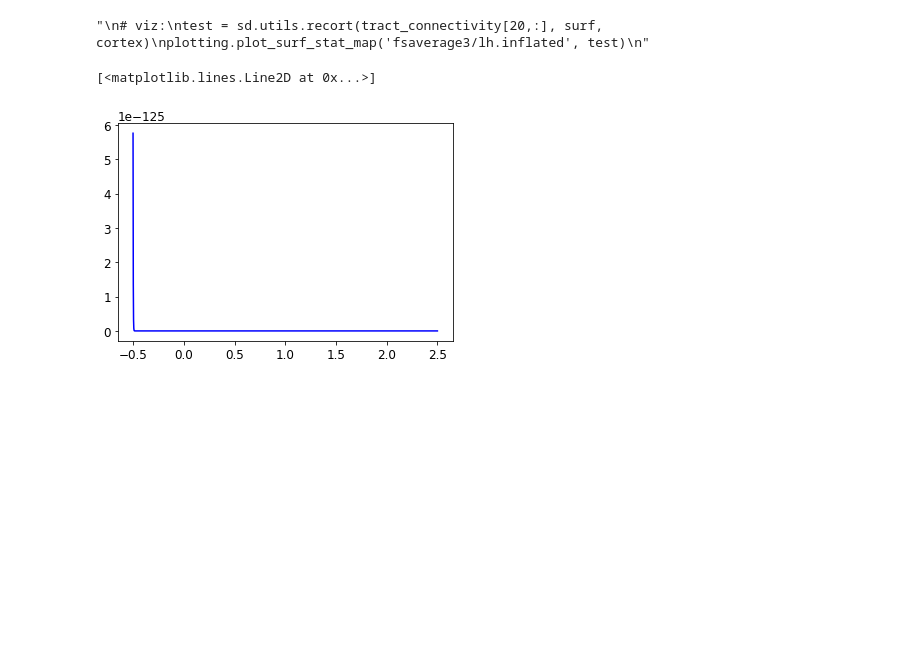
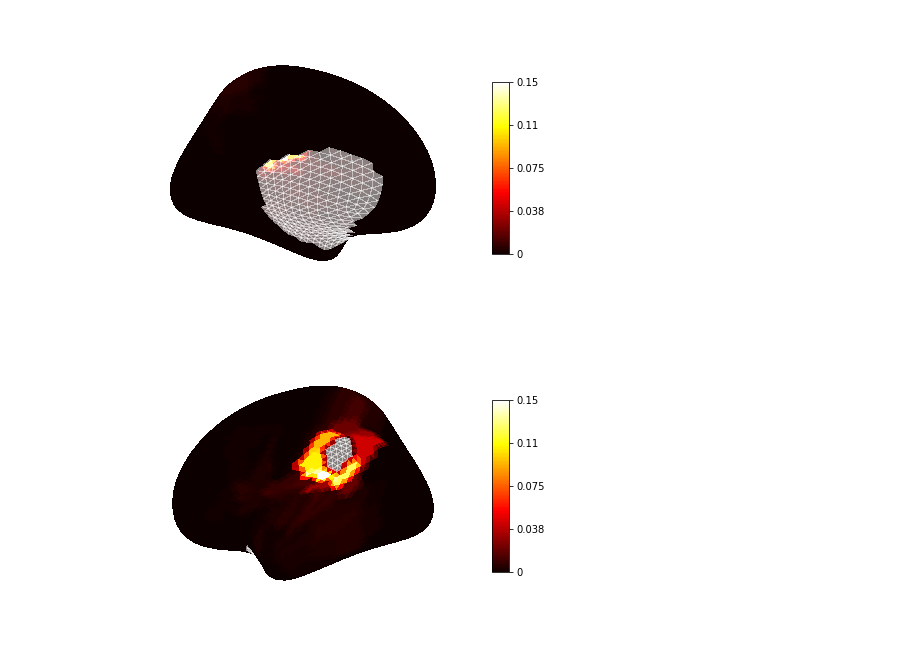
Before and after one commit to seanfw/margulies_circuit, a Jupyter notebook: full_model.ipynb, the cells around one changed output. Saved outputs shown, nothing was run; the diff lists cells and outputs as text; code cells hidden in the pictures; blank space fills up the shorter version.

```diff
--- a/full_model.ipynb
+++ b/full_model.ipynb
@@ -75,33 +71,38 @@ plotting.plot_surf_stat_map('fsaverage3/lh.inflated', labels3)
 # %%
 # White matter tract connectivity
 
 tract_connectivity = np.zeros((num_nodes,num_nodes))
 
 # load Murray data from Balsa:
 conn_mat = np.asarray(nib.load('conn_data/average_sc.pconn.nii').get_data())
 
 # load labels:
-labels = np.concatenate((nib.load('conn_data/Glasser_NetworkPartition_v9.fsa3.L.label.gii').darrays[0].data,
-                         nib.load('conn_data/Glasser_NetworkPartition_v9.fsa3.R.label.gii').darrays[0].data))
+# labels = np.concatenate((nib.load('conn_data/Glasser_NetworkPartition_v9.fsa4.L.label.gii').darrays[0].data,
+#                          nib.load('conn_data/Glasser_NetworkPartition_v9.fsa4.R.label.gii').darrays[0].data))
 
 # load labels for only left hemisphere:
-labels = nib.load('conn_data/Glasser_NetworkPartition_v9.fsa3.L.label.gii').darrays[0].data[cortex]
+labels = nib.load('conn_data/Glasser_NetworkPartition_v9.fsa4.L.label.gii').darrays[0].data[cortex]
+
+# normalize so that rows sum to 1:
+conn_mat_rowtotal = np.sum(conn_mat,axis=1)
+conn_rowtotal_mat = np.matlib.repmat(conn_mat_rowtotal, len(conn_mat), 1).T
+conn_mat_norm = conn_mat/conn_rowtotal_mat
 
 # resample to surface:
-conn_mat_vert = conn_mat[labels-1,:][:,labels-1]
+tract_connectivity = conn_mat_norm[labels-1,:][:,labels-1]
 
-# normalize so that rows sum to 1:
-conn_mat_rowtotal = np.sum(conn_mat_vert,axis=1)
-conn_rowtotal_mat = np.matlib.repmat(conn_mat_rowtotal, num_nodes, 1).T
-tract_connectivity = conn_mat_vert/conn_rowtotal_mat
 
-'''
 # viz:
-test = sd.utils.recort(tract_connectivity[20,:], surf, cortex)
-plotting.plot_surf_stat_map('fsaverage3/lh.inflated', test)
-'''
+node = 90
+f = plotting.plot_surf_stat_map('fsaverage4/lh.inflated',
+                                surfdist.utils.recort(tract_connectivity[node,:], surf, cortex),
+                                hemi='left', view='medial')
+f = plotting.plot_surf_stat_map('fsaverage4/lh.inflated',
+                                surfdist.utils.recort(tract_connectivity[node,:], surf, cortex),
+                                hemi='left', view='lateral')
 # %% [output]
-"\n# viz:\ntest = sd.utils.recort(tract_connectivity[20,:], surf, cortex)\nplotting.plot_surf_stat_map('fsaverage3/lh.inflated', test)\n"
+[figure, added]
+[figure, added]
 # %%
 #g_E_self, g_IE, g_I_self, g_EI
 g_E_self=0.39
@@ -284,16 +312,28 @@ for i_t in range(1,num_iterations):
 # %%
-i = 10
-a = np.arange((start_time-1)*brian2.second,(end_time-1)*brian2.second,dt)
-b = R[np.arange(int(start_time/dt),int(end_time/dt),1),i-1,0]
+# To check response to stimulus
 
-#plt.plot(a,b,color='r')
+fig = plt.figure(figsize=(30,30), dpi= 80, facecolor='w', edgecolor='k')
+plt.rcParams.update({'font.size': 12})
+start_time = 0.5 #seconds
+end_time = 3.5 #seconds
+i = V1[0][10]
+#ax = plt.subplot(10, 10, i)
 
-c = np.arange((start_time-1)*brian2.second,(end_time-1)*brian2.second,dt)
-d = R[np.arange(int(start_time/dt),int(end_time/dt),1),i-1,1]
+# Plot E population rates
+plt.plot(np.arange((start_time-1)*brian2.second,(end_time-1)*brian2.second,dt),R[np.arange(int(start_time/dt),int(end_time/dt),1),i-1,0],color='r')
+# Plot I population rates
+plt.plot(np.arange((start_time-1)*brian2.second,(end_time-1)*brian2.second,dt),R[np.arange(int(start_time/dt),int(end_time/dt),1),i-1,1],color='b')
 
-plt.plot(c,d,color='b')
+# Plot the stimulation time
+plt.plot([stim_on-1*brian2.second,stim_off-1*brian2.second],[np.max(R+0.05*np.max(R)),np.max(R+0.05*np.max(R))],color='r',linewidth=5.0)
 
-#plt.plot([stim_on-1*brian2.second,stim_off-1*brian2.second],[np.max(R+0.05*np.max(R)),np.max(R+0.05*np.max(R))],color='r',linewidth=5.0)
+# place text above the stimulation line
+axes = plt.gca()
+axes.text(0.15, 1.2,'External stimulation', transform=axes.transAxes, fontsize=10, verticalalignment='top')
+
+plt.legend(['E','I'])
+plt.xlabel('time (s)')
+plt.ylabel('firing rate (Hz)')
+# plt.ylim(0, 80)
+
+plt.show()
-# %% [output]
-[<matplotlib.lines.Line2D at 0x...>]
-[figure, removed]
```
Also changed, not shown: parts of 8 cells of this notebook.
